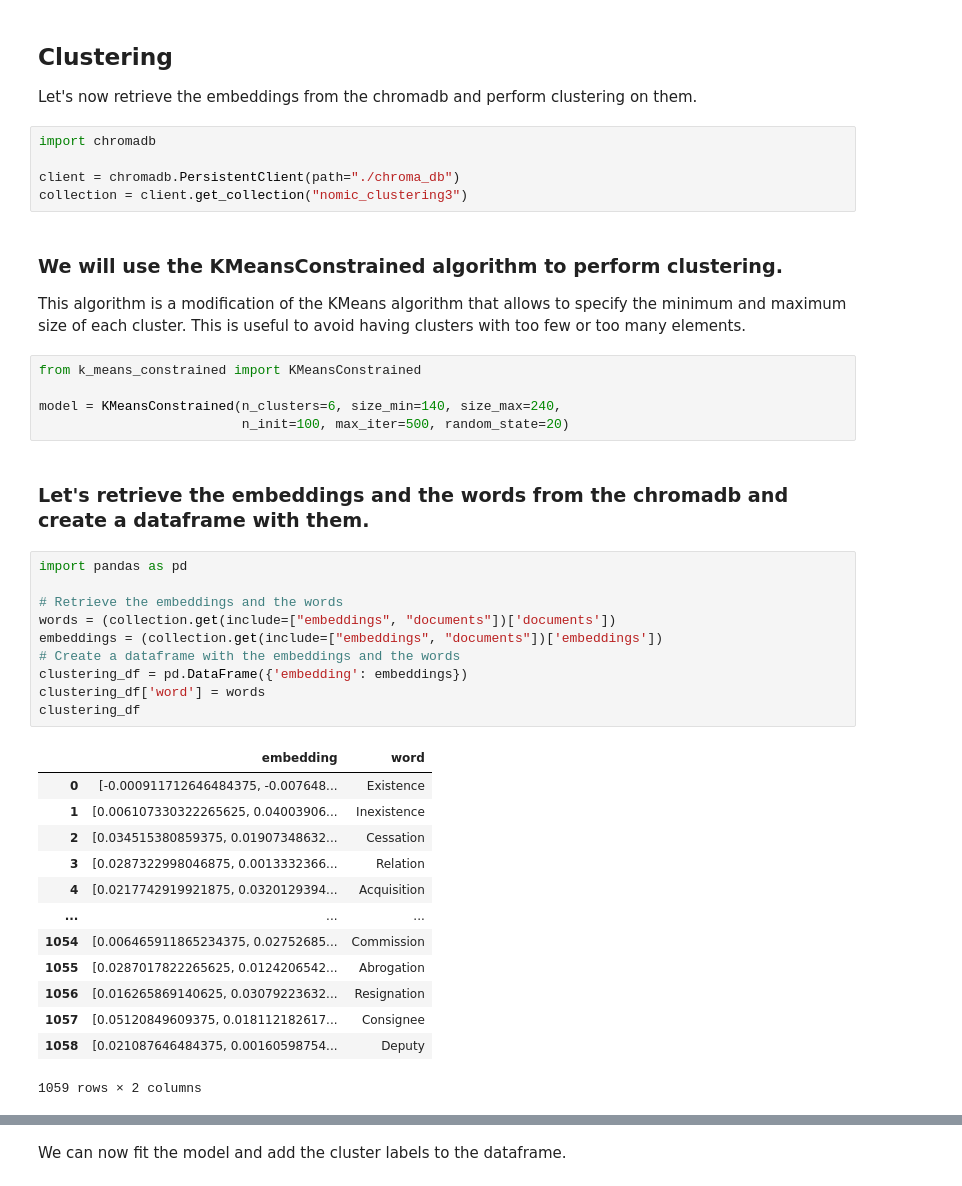
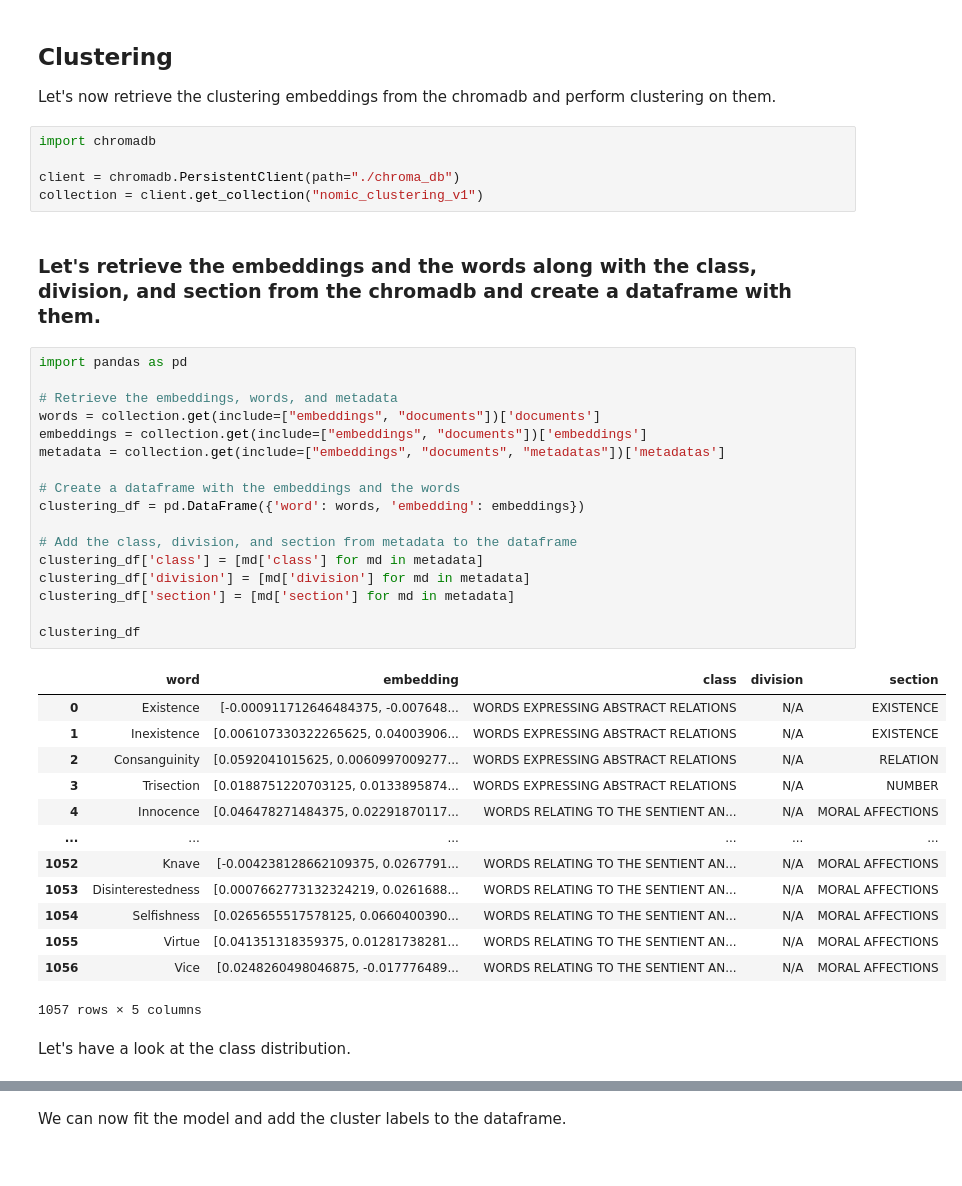
Before and after one commit to panos-span/rogets_thesaurus, a Jupyter notebook: clust_embed.ipynb, the cells around one changed output, grey strips where cells are left out. Drawn from its saved outputs; the diff is of its cells as text.

Commit message:
Update clustering

```diff
--- a/clust_embed.ipynb
+++ b/clust_embed.ipynb
@@ -1,44 +1,44 @@
 # %% [markdown]
 ## Clustering
 
-Let's now retrieve the embeddings from the chromadb and perform clustering on them.
+Let's now retrieve the clustering embeddings from the chromadb and perform clustering on them.
 # %%
 import chromadb
 
 client = chromadb.PersistentClient(path="./chroma_db")
-collection = client.get_collection("nomic_clustering3")
+collection = client.get_collection("nomic_clustering_v1")
-# %% [markdown]
-### We will use the KMeansConstrained algorithm to perform clustering.
-This algorithm is a modification of the KMeans algorithm that allows to specify the minimum and maximum size of each cluster.
-This is useful to avoid having clusters with too few or too many elements.
-# %%
-from k_means_constrained import KMeansConstrained
-
-model = KMeansConstrained(n_clusters=6, size_min=140, size_max=240,
-                          n_init=100, max_iter=500, random_state=20)
 # %% [markdown]
-### Let's retrieve the embeddings and the words from the chromadb and create a dataframe with them.
+### Let's retrieve the embeddings and the words along with the class, division, and section from the chromadb and create a dataframe with them.
 # %%
 import pandas as pd
 
-# Retrieve the embeddings and the words
-words = (collection.get(include=["embeddings", "documents"])['documents'])
-embeddings = (collection.get(include=["embeddings", "documents"])['embeddings'])
+# Retrieve the embeddings, words, and metadata
+words = collection.get(include=["embeddings", "documents"])['documents']
+embeddings = collection.get(include=["embeddings", "documents"])['embeddings']
+metadata = collection.get(include=["embeddings", "documents", "metadatas"])['metadatas']
+
 # Create a dataframe with the embeddings and the words
-clustering_df = pd.DataFrame({'embedding': embeddings})
-clustering_df['word'] = words
+clustering_df = pd.DataFrame({'word': words, 'embedding': embeddings})
+
+# Add the class, division, and section from metadata to the dataframe
+clustering_df['class'] = [md['class'] for md in metadata]
+clustering_df['division'] = [md['division'] for md in metadata]
+clustering_df['section'] = [md['section'] for md in metadata]
+
 clustering_df
 # %% [output]
-|  | embedding | word |
-| 0 | [-0.000911712646484375, -0.007648... | Existence |
-| 1 | [0.006107330322265625, 0.04003906... | Inexistence |
-| 2 | [0.034515380859375, 0.01907348632... | Cessation |
-| 3 | [0.0287322998046875, 0.0013332366... | Relation |
-| 4 | [0.0217742919921875, 0.0320129394... | Acquisition |
-| ... | ... | ... |
-| 1054 | [0.006465911865234375, 0.02752685... | Commission |
-| 1055 | [0.0287017822265625, 0.0124206542... | Abrogation |
-| 1056 | [0.016265869140625, 0.03079223632... | Resignation |
-| 1057 | [0.05120849609375, 0.018112182617... | Consignee |
-| 1058 | [0.021087646484375, 0.00160598754... | Deputy |
+|  | word | embedding | class | division | section |
+| 0 | Existence | [-0.000911712646484375, -0.007648... | WORDS EXPRESSING ABSTRACT RELATIONS | N/A | EXISTENCE |
+| 1 | Inexistence | [0.006107330322265625, 0.04003906... | WORDS EXPRESSING ABSTRACT RELATIONS | N/A | EXISTENCE |
+| 2 | Consanguinity | [0.0592041015625, 0.0060997009277... | WORDS EXPRESSING ABSTRACT RELATIONS | N/A | RELATION |
+| 3 | Trisection | [0.0188751220703125, 0.0133895874... | WORDS EXPRESSING ABSTRACT RELATIONS | N/A | NUMBER |
+| 4 | Innocence | [0.046478271484375, 0.02291870117... | WORDS RELATING TO THE SENTIENT AN... | N/A | MORAL AFFECTIONS |
+| ... | ... | ... | ... | ... | ... |
+| 1052 | Knave | [-0.004238128662109375, 0.0267791... | WORDS RELATING TO THE SENTIENT AN... | N/A | MORAL AFFECTIONS |
+| 1053 | Disinterestedness | [0.0007662773132324219, 0.0261688... | WORDS RELATING TO THE SENTIENT AN... | N/A | MORAL AFFECTIONS |
+| 1054 | Selfishness | [0.0265655517578125, 0.0660400390... | WORDS RELATING TO THE SENTIENT AN... | N/A | MORAL AFFECTIONS |
+| 1055 | Virtue | [0.041351318359375, 0.01281738281... | WORDS RELATING TO THE SENTIENT AN... | N/A | MORAL AFFECTIONS |
+| 1056 | Vice | [0.0248260498046875, -0.017776489... | WORDS RELATING TO THE SENTIENT AN... | N/A | MORAL AFFECTIONS |
-1059 rows × 2 columns
+1057 rows × 5 columns
+# %% [markdown]
+Let's have a look at the class distribution.
```
Also changed, not shown: parts of 39 cells of this notebook.
